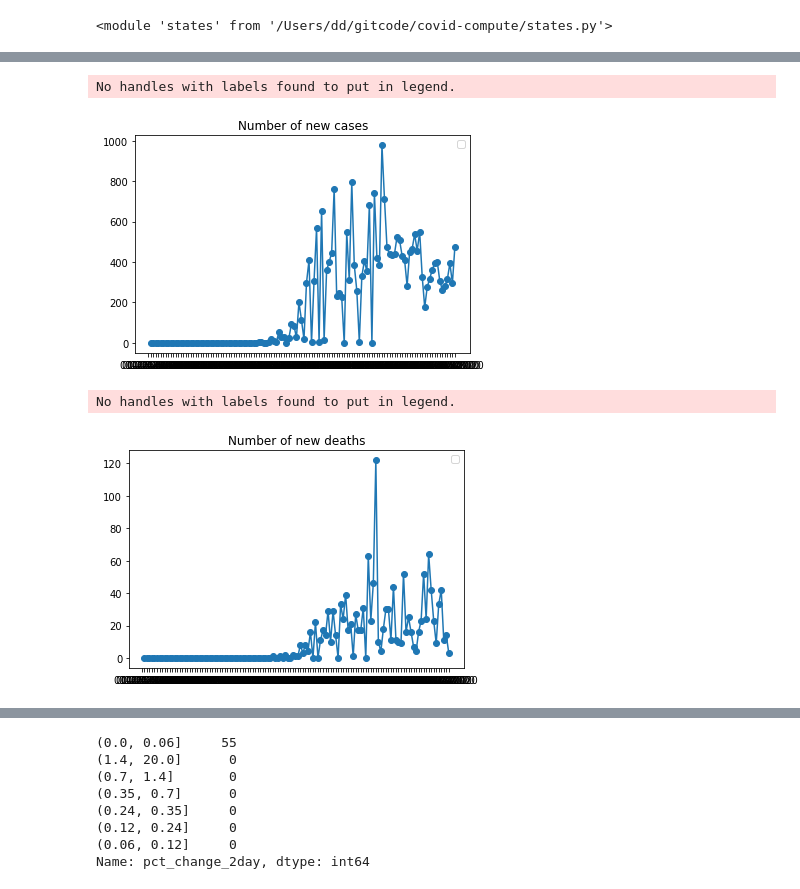
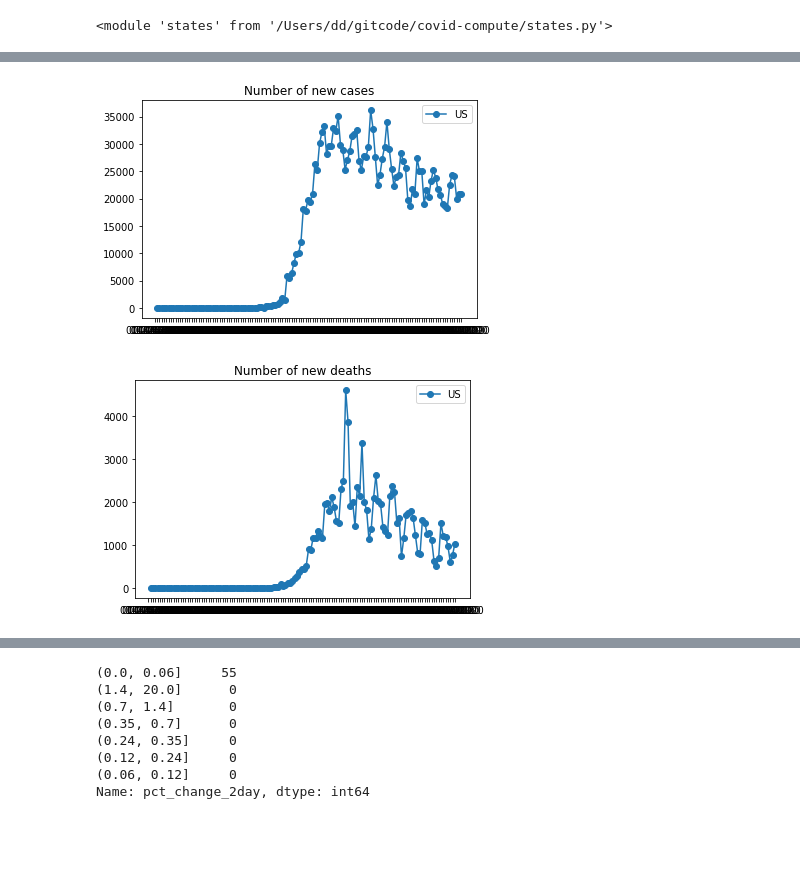
Before and after one commit to nearwalden/covid-compute, a Jupyter notebook: testing2.ipynb, the cells around one changed output, grey strips where cells are left out. Cells and saved outputs as stored; diff of their text form; code cells hidden in the pictures; blank space fills up the shorter version.

```diff
--- a/testing2.ipynb
+++ b/testing2.ipynb
@@ -21,6 +21,4 @@ importlib.reload(states)
 # %% [output]
 <module 'states' from '/Users/dd/gitcode/covid-compute/states.py'>
 # %%
-d = datetime.date(2020, 5, 23)
+d = datetime.date(2020, 6, 2)
-# %%
-d = d + datetime.timedelta(days=1)
@@ -38,8 +36,6 @@ No handles with labels found to put in legend.
 # %%
-cd.plot_state ('CO')
+cd.plot_state ('US')
 # %% [output]
-No handles with labels found to put in legend.
-[figure, old version]
+[figure, new version]
-No handles with labels found to put in legend.
-[figure, old version]
+[figure, new version]
 # %%
```
Also changed, not shown: parts of 5 cells of this notebook, 4 other files.
